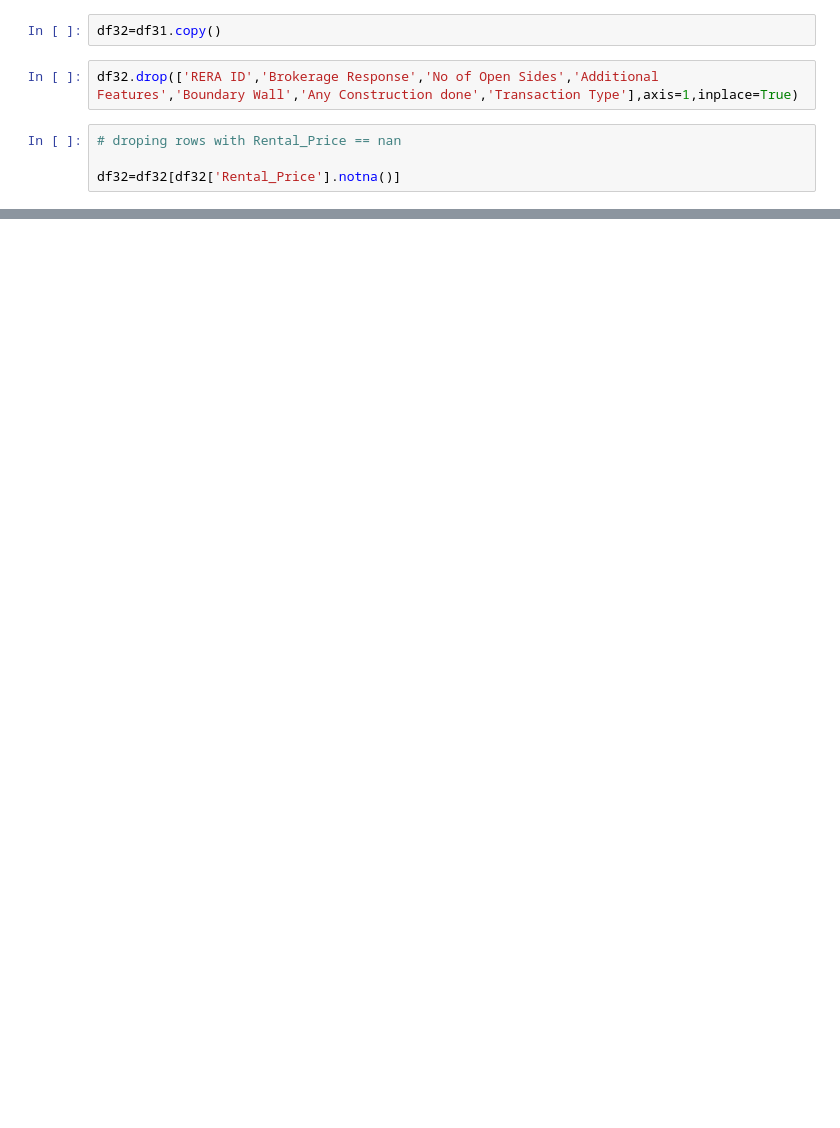
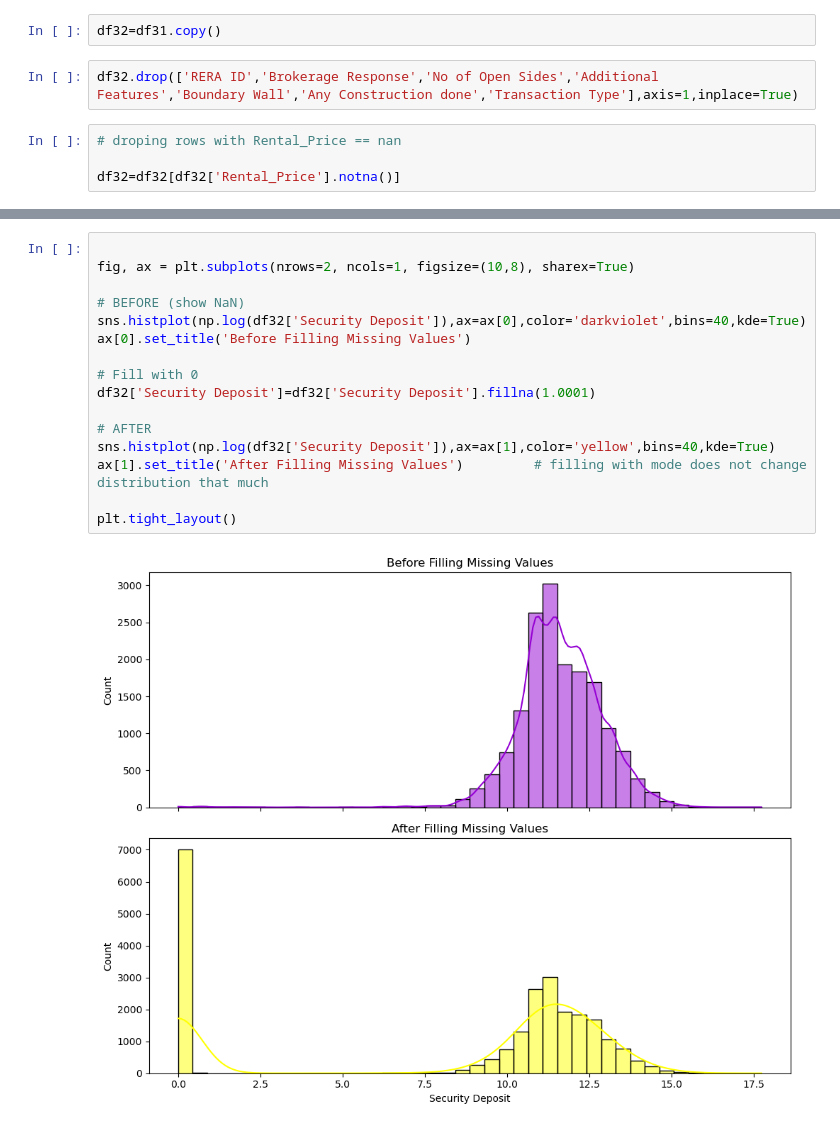
Before and after one commit to Himanshu7d3/House_Rent_Prediction, a Jupyter notebook: New_Data_Cleaning.ipynb, the cells around one changed output, grey strips where cells are left out. Cells and saved outputs as stored; diff of their text form; blank space fills up the shorter version.

```diff
--- a/New_Data_Cleaning.ipynb
+++ b/New_Data_Cleaning.ipynb
@@ -868,0 +915,18 @@ Text(0.5, 1.0, 'After Filling Missing Values')
+# %%
+
+fig, ax = plt.subplots(nrows=2, ncols=1, figsize=(10,8), sharex=True)
+
+# BEFORE (show NaN)
+sns.histplot(np.log(df32['Security Deposit']),ax=ax[0],color='darkviolet',bins=40,kde=True)
+ax[0].set_title('Before Filling Missing Values')
+
+# Fill with 0
+df32['Security Deposit']=df32['Security Deposit'].fillna(1.0001)
+
+# AFTER
+sns.histplot(np.log(df32['Security Deposit']),ax=ax[1],color='yellow',bins=40,kde=True)
+ax[1].set_title('After Filling Missing Values')         # filling with mode does not change distribution that much
+
+plt.tight_layout()
+# %% [output]
+[figure, added]
```
Also changed, not shown: parts of 20 cells of this notebook.
